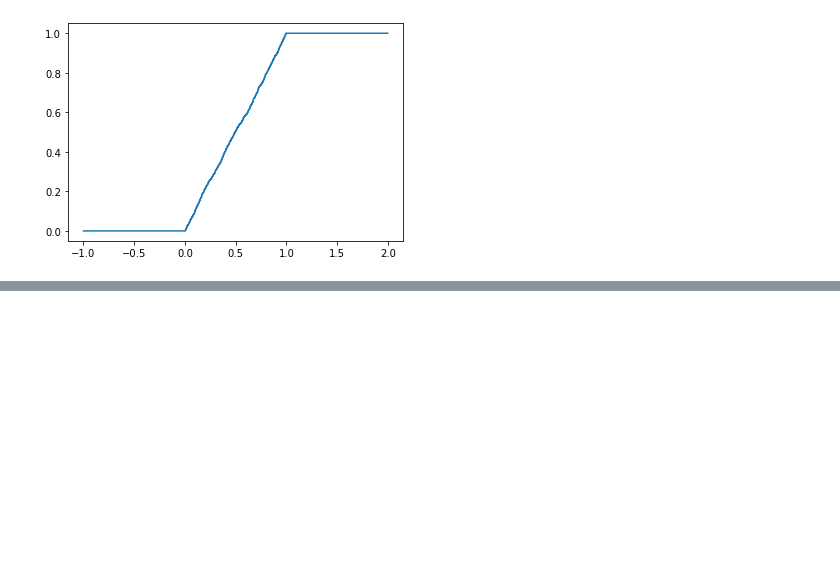
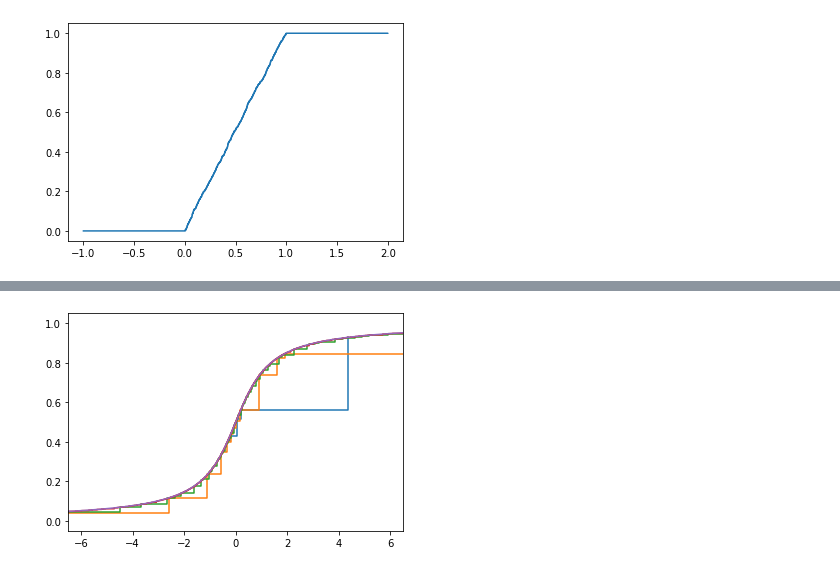
Before and after one commit to PAYRAULT/MPI, a Jupyter notebook: MEU303 - Proba/TP/TP2.ipynb, the cells around one changed output, grey strips where cells are left out. Cells and saved outputs as stored; diff of their text form; code cells hidden in the pictures; blank space fills up the shorter version.

```diff
--- a/MEU303 - Proba/TP/TP2.ipynb
+++ b/MEU303 - Proba/TP/TP2.ipynb
@@ -122,0 +157,5 @@ b = loi_exp_repartition(1)
+# %%
+#exercice 3.3
+def loi_cauchy_X():
+    x = random.random()
+    return np.tan(np.pi*(x-0.5))
@@ -122,0 +166,39 @@ b = loi_exp_repartition(1)
+# %%
+# Exercice 3 - Question 5
+def TraceFctRepEmpirique03(echantillon):
+    # trie l'echantillon
+    echantillon.sort()
+
+    y = []
+    # remplir la fonction FX
+    for x in echantillon:
+        v = np.arctan(x)/np.pi+0.5
+        y.append(v)
+
+    return(echantillon,y)
+# %%
+e5 = [loi_cauchy_X() for i in range(5)]
+(x5,y5) = TraceFctRepEmpirique03(e5)
+e15 = [loi_cauchy_X() for i in range(15)]
+(x15,y15) = TraceFctRepEmpirique03(e15)
+e100 = [loi_cauchy_X() for i in range(100)]
+(x100,y100) = TraceFctRepEmpirique03(e100)
+e1000 = [loi_cauchy_X() for i in range(1000)]
+(x1000,y1000) = TraceFctRepEmpirique03(e1000)
+# %%
+# Loi theorique exponentielle
+a = -6.5
+b = 6.5
+x = np.arange(a, b, 0.01)
+y = [1 if xe > b else 0 if xe < a else (np.arctan(xe)/np.pi)+0.5 for xe in x]
+# %%
+# tous sur la meme figure
+plt.step(x5, y5, where='post')
+plt.step(x15, y15, where='post')
+plt.step(x100, y100, where='post')
+plt.step(x1000, y1000, where='post')
+plt.plot(x,y)
+plt.xlim([-6.5, 6.5])
+plt.show()
+# %% [output]
+[figure, added]
```
Also changed, not shown: parts of 11 cells of this notebook.
